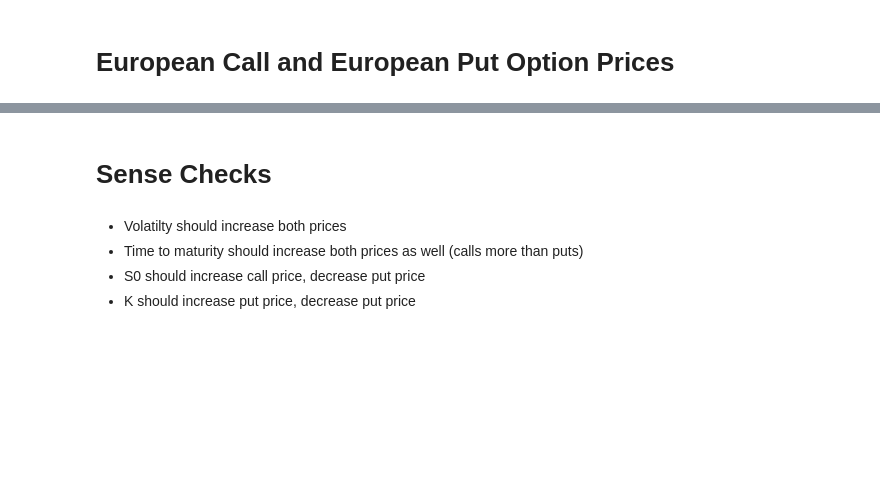
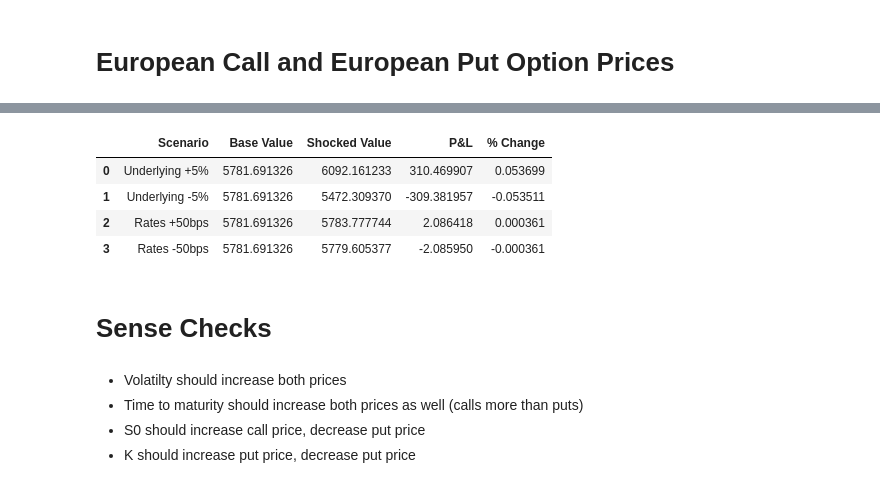
Before and after one commit to alicepini981-sudo/T4-Group-4-FINM3422-A3, a Jupyter notebook: notebooks/derivative.ipynb, the cells around one changed output, grey strips where cells are left out. Saved outputs shown, nothing was run; the diff lists cells and outputs as text; code cells hidden in the pictures; blank space fills up the shorter version.

```diff
--- a/notebooks/derivative.ipynb
+++ b/notebooks/derivative.ipynb
@@ -92,3 +319,43 @@ The put price is $4.2952
+# %%
+# ── 11. Run scenarios ─────────────────────────────────
+base_value = portfolio.value()
+
+scenario_inputs = [
+    {"Scenario": "Underlying +5%",  "price_shock":  0.05, "rate_shift":  0.0},
+    {"Scenario": "Underlying -5%",  "price_shock": -0.05, "rate_shift":  0.0},
+    {"Scenario": "Rates +50bps",    "price_shock":  0.0,  "rate_shift":  0.005},
+    {"Scenario": "Rates -50bps",    "price_shock":  0.0,  "rate_shift": -0.005},
+]
+
+scenario_results = []
+
+for s in scenario_inputs:
+    shocked_portfolio = build_scenario_portfolio(
+        base_curve=yc,
+        price_shock=s["price_shock"],
+        rate_shift=s["rate_shift"]
+    )
+
+    shocked_value = shocked_portfolio.value()
+    pnl           = shocked_value - base_value
+    pct_change    = pnl / base_value if base_value != 0 else np.nan
+
+    scenario_results.append({
+        "Scenario":      s["Scenario"],
+        "Base Value":    base_value,
+        "Shocked Value": shocked_value,
+        "P&L":           pnl,
+        "% Change":      pct_change
+    })
+
+scenario_df = pd.DataFrame(scenario_results)
+scenario_df
+# %% [output]
+|  | Scenario | Base Value | Shocked Value | P&L | % Change |
+| 0 | Underlying +5% | 5781.691326 | 6092.161233 | 310.469907 | 0.053699 |
+| 1 | Underlying -5% | 5781.691326 | 5472.309370 | -309.381957 | -0.053511 |
+| 2 | Rates +50bps | 5781.691326 | 5783.777744 | 2.086418 | 0.000361 |
+| 3 | Rates -50bps | 5781.691326 | 5779.605377 | -2.085950 | -0.000361 |
 # %% [markdown]
 # Sense Checks
 # %% [markdown]
```
Also changed, not shown: parts of 18 cells of this notebook, 2 other files.
